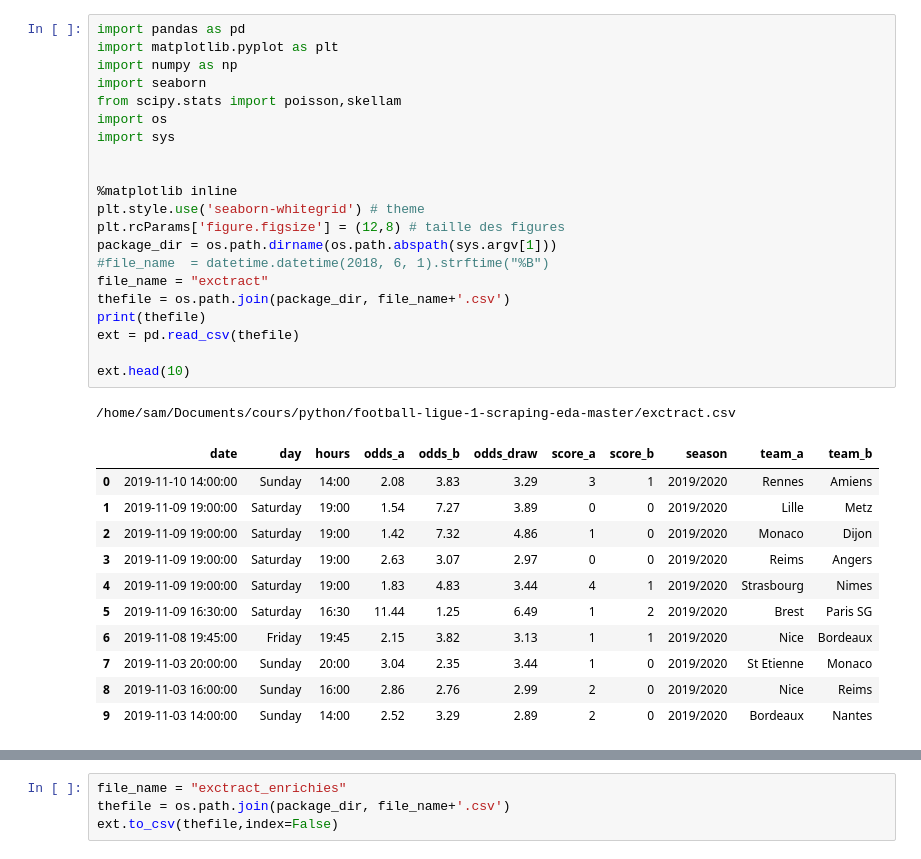
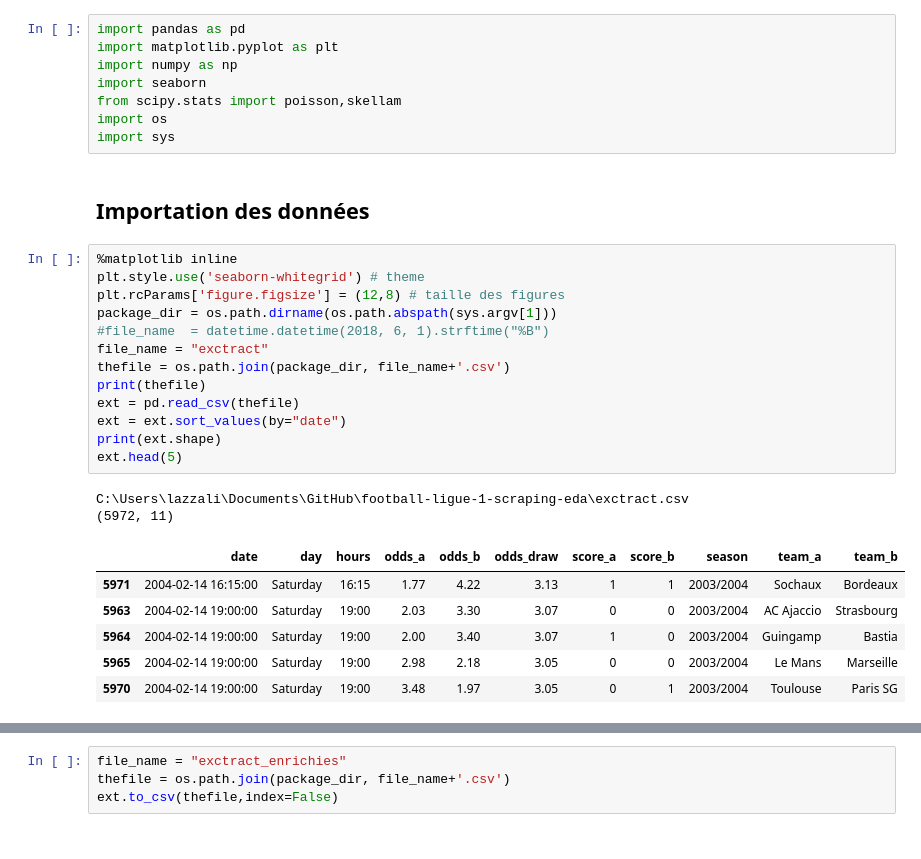
Before and after one commit to samirLazzali/football-ligue-1-scraping-eda, a Jupyter notebook: preprocessing.ipynb, the cells around one changed output, grey strips where cells are left out. Saved outputs shown, nothing was run; the diff lists cells and outputs as text.

```diff
--- a/preprocessing.ipynb
+++ b/preprocessing.ipynb
@@ -1,34 +1,32 @@
+# %%
+import pandas as pd
+import matplotlib.pyplot as plt
+import numpy as np
+import seaborn
+from scipy.stats import poisson,skellam
+import os
+import sys
+# %% [markdown]
+## Importation des données
 # %%
-import pandas as pd
-import matplotlib.pyplot as plt
-import numpy as np
-import seaborn
-from scipy.stats import poisson,skellam
-import os
-import sys
-
-
 %matplotlib inline
 plt.style.use('seaborn-whitegrid') # theme
 plt.rcParams['figure.figsize'] = (12,8) # taille des figures
 package_dir = os.path.dirname(os.path.abspath(sys.argv[1]))
 #file_name  = datetime.datetime(2018, 6, 1).strftime("%B")
 file_name = "exctract"
 thefile = os.path.join(package_dir, file_name+'.csv')
 print(thefile)
 ext = pd.read_csv(thefile)
-
-ext.head(10)
+ext = ext.sort_values(by="date")
+print(ext.shape)
+ext.head(5)
 # %% [output]
-/home/sam/Documents/cours/python/football-ligue-1-scraping-eda-master/exctract.csv
+C:\Users\lazzali\Documents\GitHub\football-ligue-1-scraping-eda\exctract.csv
+(5972, 11)
 |  | date | day | hours | odds_a | odds_b | odds_draw | score_a | score_b | season | team_a | team_b |
-| 0 | 2019-11-10 14:00:00 | Sunday | 14:00 | 2.08 | 3.83 | 3.29 | 3 | 1 | 2019/2020 | Rennes | Amiens |
-| 1 | 2019-11-09 19:00:00 | Saturday | 19:00 | 1.54 | 7.27 | 3.89 | 0 | 0 | 2019/2020 | Lille | Metz |
-| 2 | 2019-11-09 19:00:00 | Saturday | 19:00 | 1.42 | 7.32 | 4.86 | 1 | 0 | 2019/2020 | Monaco | Dijon |
-| 3 | 2019-11-09 19:00:00 | Saturday | 19:00 | 2.63 | 3.07 | 2.97 | 0 | 0 | 2019/2020 | Reims | Angers |
-| 4 | 2019-11-09 19:00:00 | Saturday | 19:00 | 1.83 | 4.83 | 3.44 | 4 | 1 | 2019/2020 | Strasbourg | Nimes |
-| 5 | 2019-11-09 16:30:00 | Saturday | 16:30 | 11.44 | 1.25 | 6.49 | 1 | 2 | 2019/2020 | Brest | Paris SG |
-| 6 | 2019-11-08 19:45:00 | Friday | 19:45 | 2.15 | 3.82 | 3.13 | 1 | 1 | 2019/2020 | Nice | Bordeaux |
-| 7 | 2019-11-03 20:00:00 | Sunday | 20:00 | 3.04 | 2.35 | 3.44 | 1 | 0 | 2019/2020 | St Etienne | Monaco |
-| 8 | 2019-11-03 16:00:00 | Sunday | 16:00 | 2.86 | 2.76 | 2.99 | 2 | 0 | 2019/2020 | Nice | Reims |
-| 9 | 2019-11-03 14:00:00 | Sunday | 14:00 | 2.52 | 3.29 | 2.89 | 2 | 0 | 2019/2020 | Bordeaux | Nantes |
+| 5971 | 2004-02-14 16:15:00 | Saturday | 16:15 | 1.77 | 4.22 | 3.13 | 1 | 1 | 2003/2004 | Sochaux | Bordeaux |
+| 5963 | 2004-02-14 19:00:00 | Saturday | 19:00 | 2.03 | 3.30 | 3.07 | 0 | 0 | 2003/2004 | AC Ajaccio | Strasbourg |
+| 5964 | 2004-02-14 19:00:00 | Saturday | 19:00 | 2.00 | 3.40 | 3.07 | 1 | 0 | 2003/2004 | Guingamp | Bastia |
+| 5965 | 2004-02-14 19:00:00 | Saturday | 19:00 | 2.98 | 2.18 | 3.05 | 0 | 0 | 2003/2004 | Le Mans | Marseille |
+| 5970 | 2004-02-14 19:00:00 | Saturday | 19:00 | 3.48 | 1.97 | 3.05 | 0 | 1 | 2003/2004 | Toulouse | Paris SG |
```
Also changed, not shown: parts of 25 cells of this notebook.
